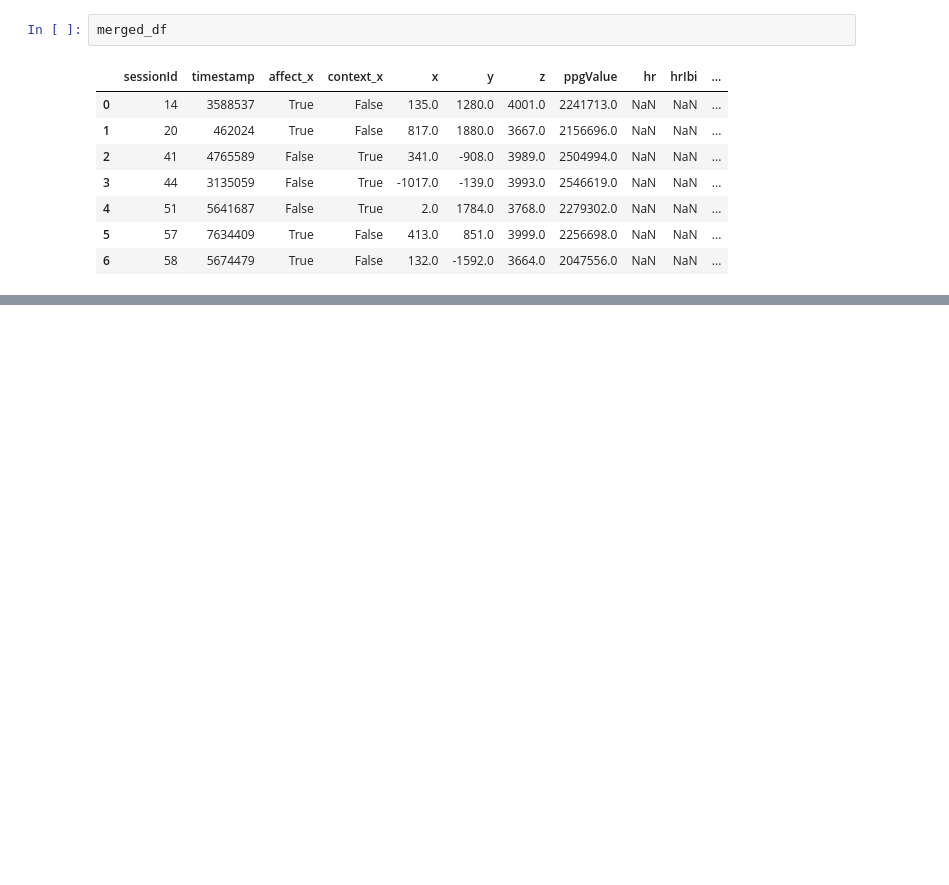
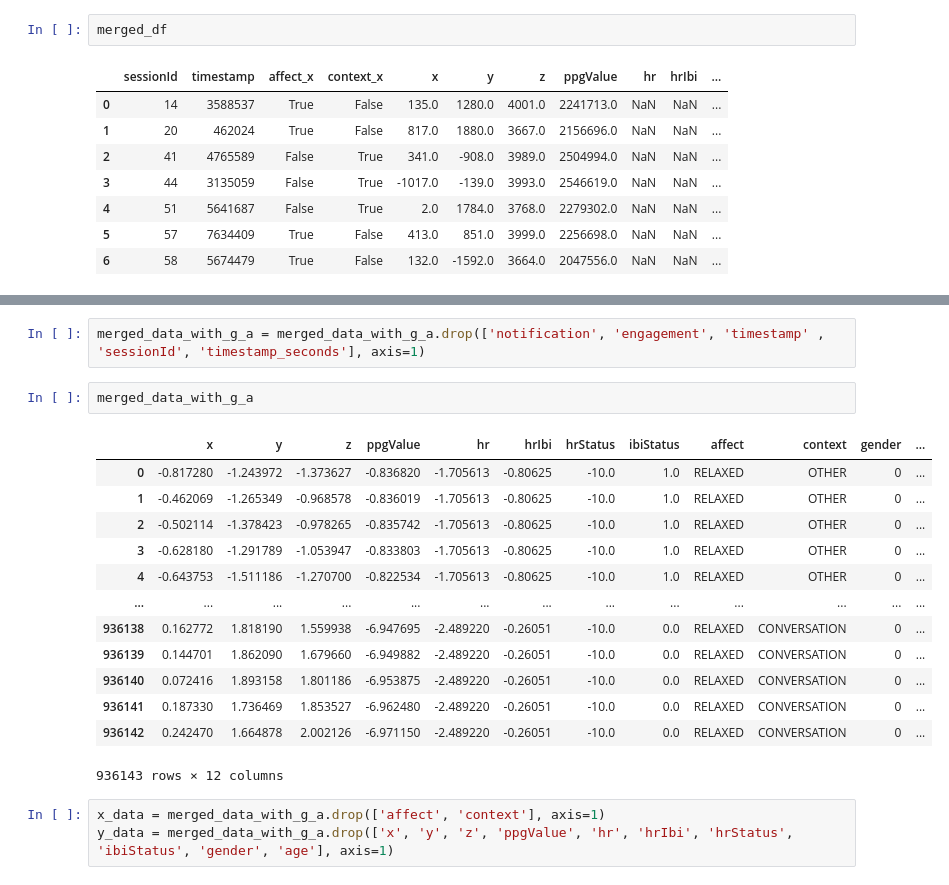
Before and after one commit to Wespe95/BBDC_2024, a Jupyter notebook: BBDC/BBDC_datenanalyse.ipynb, the cells around one changed output, grey strips where cells are left out. Cells and saved outputs as stored; diff of their text form; blank space fills up the shorter version.

```diff
--- a/BBDC/BBDC_datenanalyse.ipynb
+++ b/BBDC/BBDC_datenanalyse.ipynb
@@ -925,0 +982,21 @@ merged_df
+# %%
+merged_data_with_g_a = merged_data_with_g_a.drop(['notification', 'engagement', 'timestamp' , 'sessionId', 'timestamp_seconds'], axis=1)
+# %%
+merged_data_with_g_a
+# %% [output]
+|  | x | y | z | ppgValue | hr | hrIbi | hrStatus | ibiStatus | affect | context | gender | ... |
+| 0 | -0.817280 | -1.243972 | -1.373627 | -0.836820 | -1.705613 | -0.80625 | -10.0 | 1.0 | RELAXED | OTHER | 0 | ... |
+| 1 | -0.462069 | -1.265349 | -0.968578 | -0.836019 | -1.705613 | -0.80625 | -10.0 | 1.0 | RELAXED | OTHER | 0 | ... |
+| 2 | -0.502114 | -1.378423 | -0.978265 | -0.835742 | -1.705613 | -0.80625 | -10.0 | 1.0 | RELAXED | OTHER | 0 | ... |
+| 3 | -0.628180 | -1.291789 | -1.053947 | -0.833803 | -1.705613 | -0.80625 | -10.0 | 1.0 | RELAXED | OTHER | 0 | ... |
+| 4 | -0.643753 | -1.511186 | -1.270700 | -0.822534 | -1.705613 | -0.80625 | -10.0 | 1.0 | RELAXED | OTHER | 0 | ... |
+| ... | ... | ... | ... | ... | ... | ... | ... | ... | ... | ... | ... | ... |
+| 936138 | 0.162772 | 1.818190 | 1.559938 | -6.947695 | -2.489220 | -0.26051 | -10.0 | 0.0 | RELAXED | CONVERSATION | 0 | ... |
+| 936139 | 0.144701 | 1.862090 | 1.679660 | -6.949882 | -2.489220 | -0.26051 | -10.0 | 0.0 | RELAXED | CONVERSATION | 0 | ... |
+| 936140 | 0.072416 | 1.893158 | 1.801186 | -6.953875 | -2.489220 | -0.26051 | -10.0 | 0.0 | RELAXED | CONVERSATION | 0 | ... |
+| 936141 | 0.187330 | 1.736469 | 1.853527 | -6.962480 | -2.489220 | -0.26051 | -10.0 | 0.0 | RELAXED | CONVERSATION | 0 | ... |
+| 936142 | 0.242470 | 1.664878 | 2.002126 | -6.971150 | -2.489220 | -0.26051 | -10.0 | 0.0 | RELAXED | CONVERSATION | 0 | ... |
+936143 rows × 12 columns
+# %%
+x_data = merged_data_with_g_a.drop(['affect', 'context'], axis=1)
+y_data = merged_data_with_g_a.drop(['x', 'y', 'z', 'ppgValue', 'hr', 'hrIbi', 'hrStatus', 'ibiStatus', 'gender', 'age'], axis=1)
```
Also changed, not shown: parts of 18 cells of this notebook, 1 other file.
